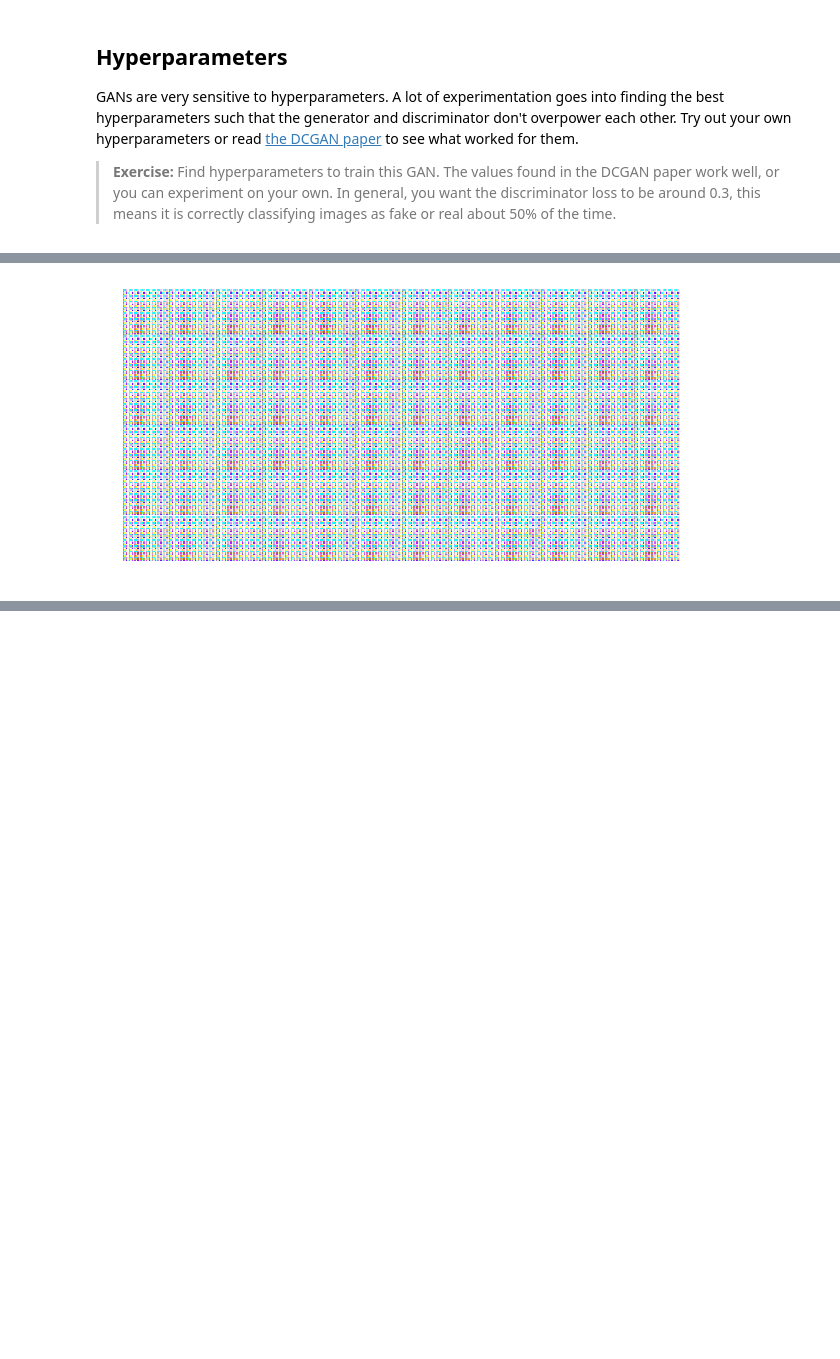
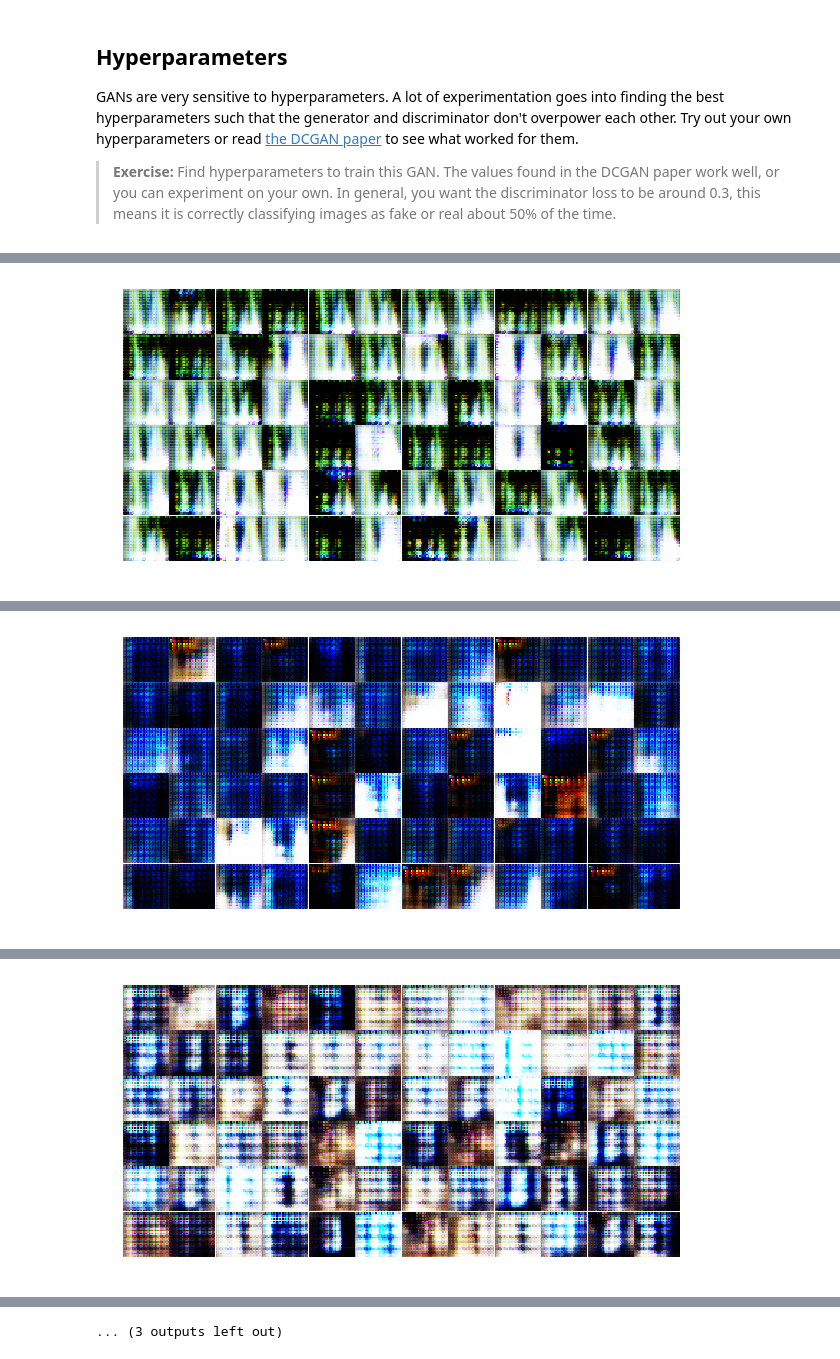
Before and after one commit to jeff-tj/u_deeplearning_nd, a Jupyter notebook: dcgan-svhn/DCGAN_Exercises.ipynb, the cells around one changed output, grey strips where cells are left out. Saved outputs shown, nothing was run; the diff lists cells and outputs as text; code cells hidden in the pictures; blank space fills up the shorter version.

```diff
--- a/dcgan-svhn/DCGAN_Exercises.ipynb
+++ b/dcgan-svhn/DCGAN_Exercises.ipynb
@@ -346,8 +346,8 @@ GANs are very sensitive to hyperparameters. A lot of experimentation goes into f
 real_size = (32,32,3)
 z_size = 100
 learning_rate = 0.001
-batch_size = 64
-epochs = 1
+batch_size = 256
+epochs = 25
 alpha = 0.01
 beta1 = 0.9
 
@@ -356,5 +356,6 @@ net = GAN(real_size, z_size, learning_rate, alpha=alpha, beta1=beta1)
 # %%
 # Load the data and train the network here
 dataset = Dataset(trainset, testset)
-losses, samples = train(net, dataset, epochs, batch_size, figsize=(10,5))
+losses, samples = train(net, dataset, epochs, batch_size,
+                        print_every=100, show_every=1000, figsize=(10,5))
 # %% [output]
@@ -371 +372 @@ Epoch 1/1... Discriminator Loss: 0.0087... Generator Loss: 5.0219
-[figure, old version]
+[figure, new version]
@@ -375,0 +383 @@ Epoch 1/1... Discriminator Loss: 0.0012... Generator Loss: 8.4608
+[figure, added]
@@ -376,0 +394 @@ KeyboardInterrupt:
+[figure, added]
@@ -377,3 +428,4 @@ KeyboardInterrupt:
+... (3 outputs left out)
 # %%
 fig, ax = plt.subplots()
 losses = np.array(losses)
```
Also changed, not shown: parts of 5 cells of this notebook.
